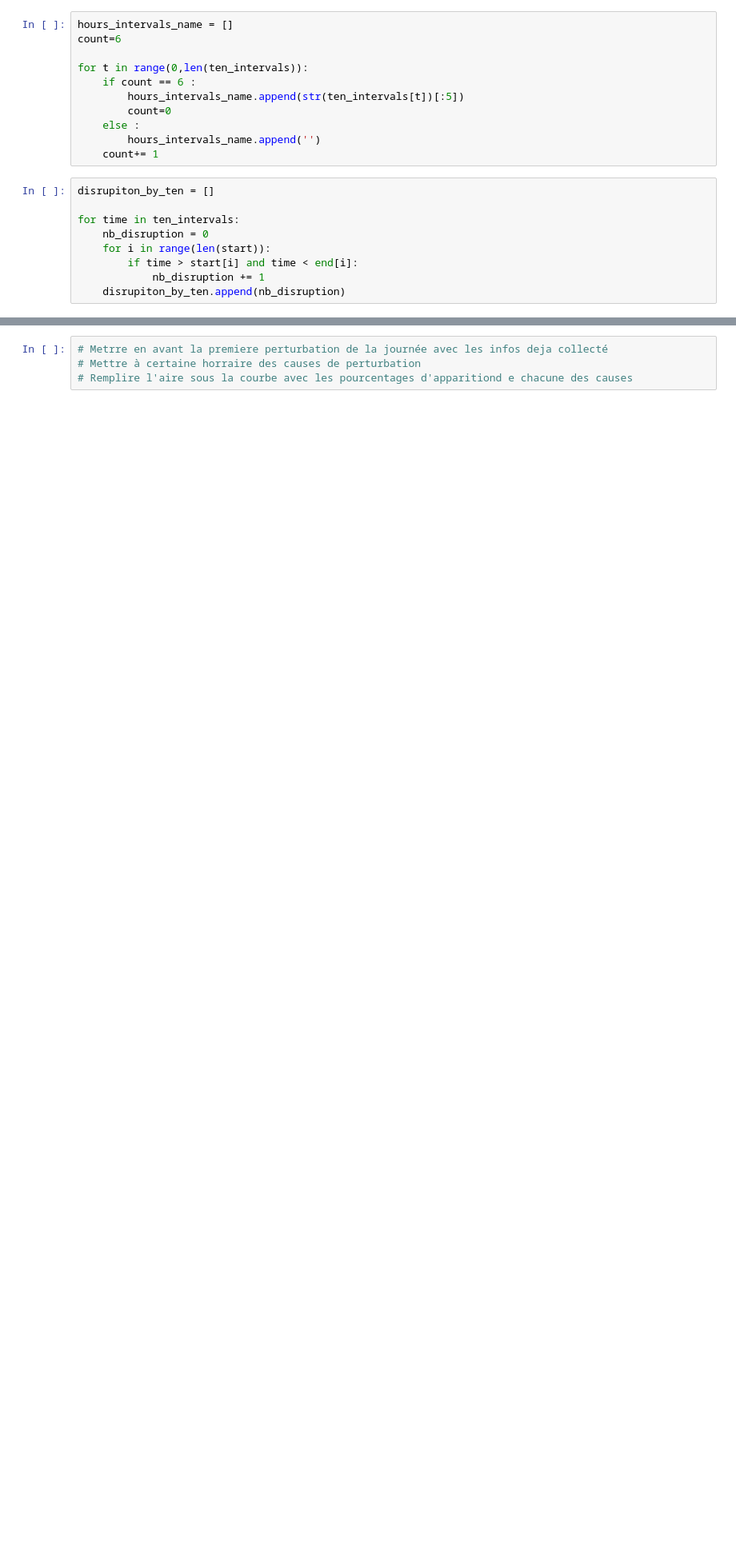
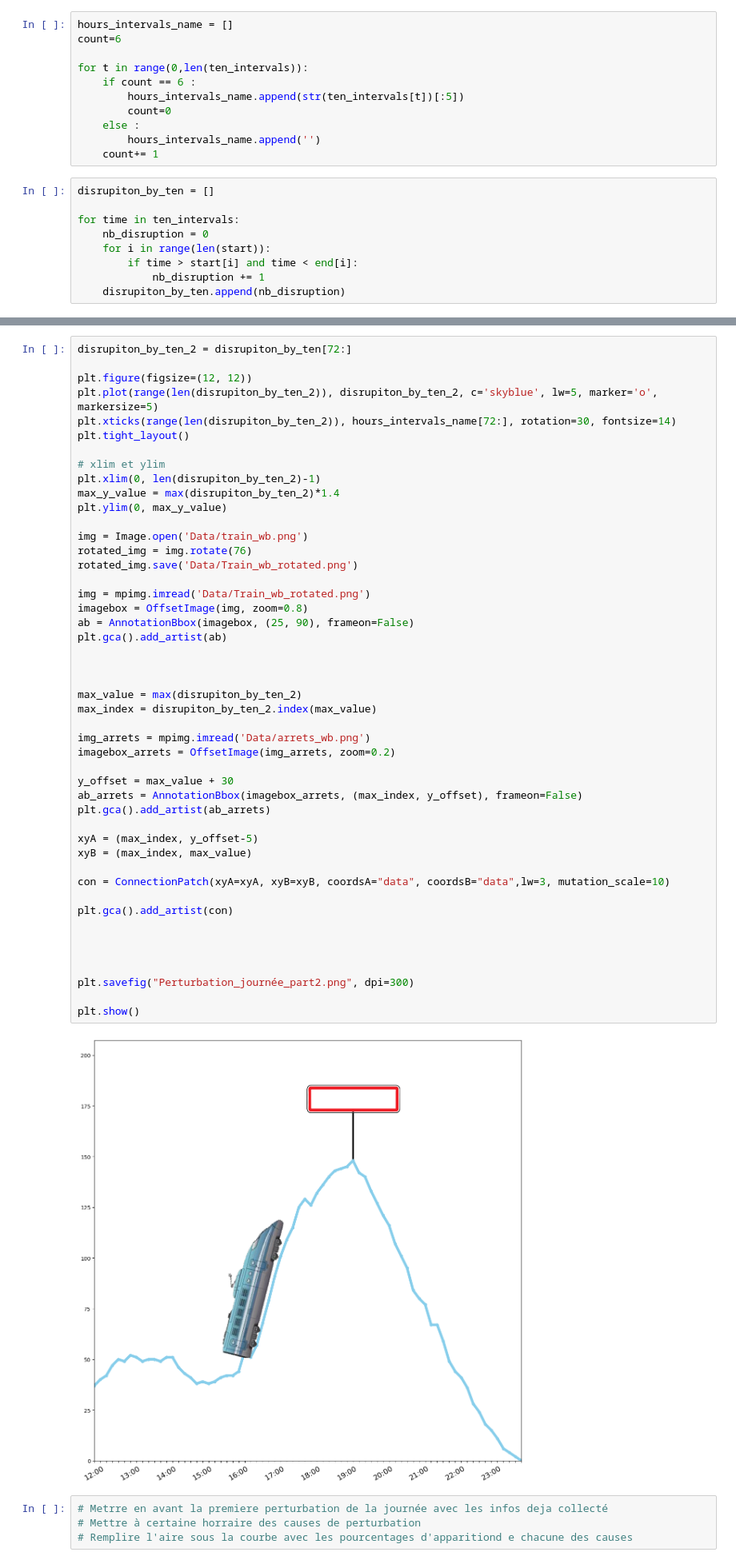
Before and after one commit to KylianSts/Perturbations_transport_public, a Jupyter notebook: TGV_TER_database_analysis.ipynb, the cells around one changed output, grey strips where cells are left out. Shown at 80% size. Drawn from its saved outputs; the diff is of its cells as text; blank space fills up the shorter version.

```diff
--- a/TGV_TER_database_analysis.ipynb
+++ b/TGV_TER_database_analysis.ipynb
@@ -837,3 +818,52 @@ plt.show()
+# %%
+disrupiton_by_ten_2 = disrupiton_by_ten[72:]
+
+plt.figure(figsize=(12, 12))
+plt.plot(range(len(disrupiton_by_ten_2)), disrupiton_by_ten_2, c='skyblue', lw=5, marker='o', markersize=5)
+plt.xticks(range(len(disrupiton_by_ten_2)), hours_intervals_name[72:], rotation=30, fontsize=14)
+plt.tight_layout()
+
+# xlim et ylim
+plt.xlim(0, len(disrupiton_by_ten_2)-1)
+max_y_value = max(disrupiton_by_ten_2)*1.4
+plt.ylim(0, max_y_value)
+
+img = Image.open('Data/train_wb.png')
+rotated_img = img.rotate(76)
+rotated_img.save('Data/Train_wb_rotated.png')
+
+img = mpimg.imread('Data/Train_wb_rotated.png')
+imagebox = OffsetImage(img, zoom=0.8)
+ab = AnnotationBbox(imagebox, (25, 90), frameon=False)
+plt.gca().add_artist(ab)
+
+
+
+max_value = max(disrupiton_by_ten_2)
+max_index = disrupiton_by_ten_2.index(max_value)
+
+img_arrets = mpimg.imread('Data/arrets_wb.png')
+imagebox_arrets = OffsetImage(img_arrets, zoom=0.2)
+
+y_offset = max_value + 30
+ab_arrets = AnnotationBbox(imagebox_arrets, (max_index, y_offset), frameon=False)
+plt.gca().add_artist(ab_arrets)
+
+xyA = (max_index, y_offset-5)
+xyB = (max_index, max_value)
+
+con = ConnectionPatch(xyA=xyA, xyB=xyB, coordsA="data", coordsB="data",lw=3, mutation_scale=10)
+
+plt.gca().add_artist(con)
+
+
+
+
+plt.savefig("Perturbation_journée_part2.png", dpi=300)
+
+plt.show()
+# %% [output]
+[figure, added]
 # %%
 # Metrre en avant la premiere perturbation de la journée avec les infos deja collecté
 # Mettre à certaine horraire des causes de perturbation
```
Also changed, not shown: parts of 9 cells of this notebook.
